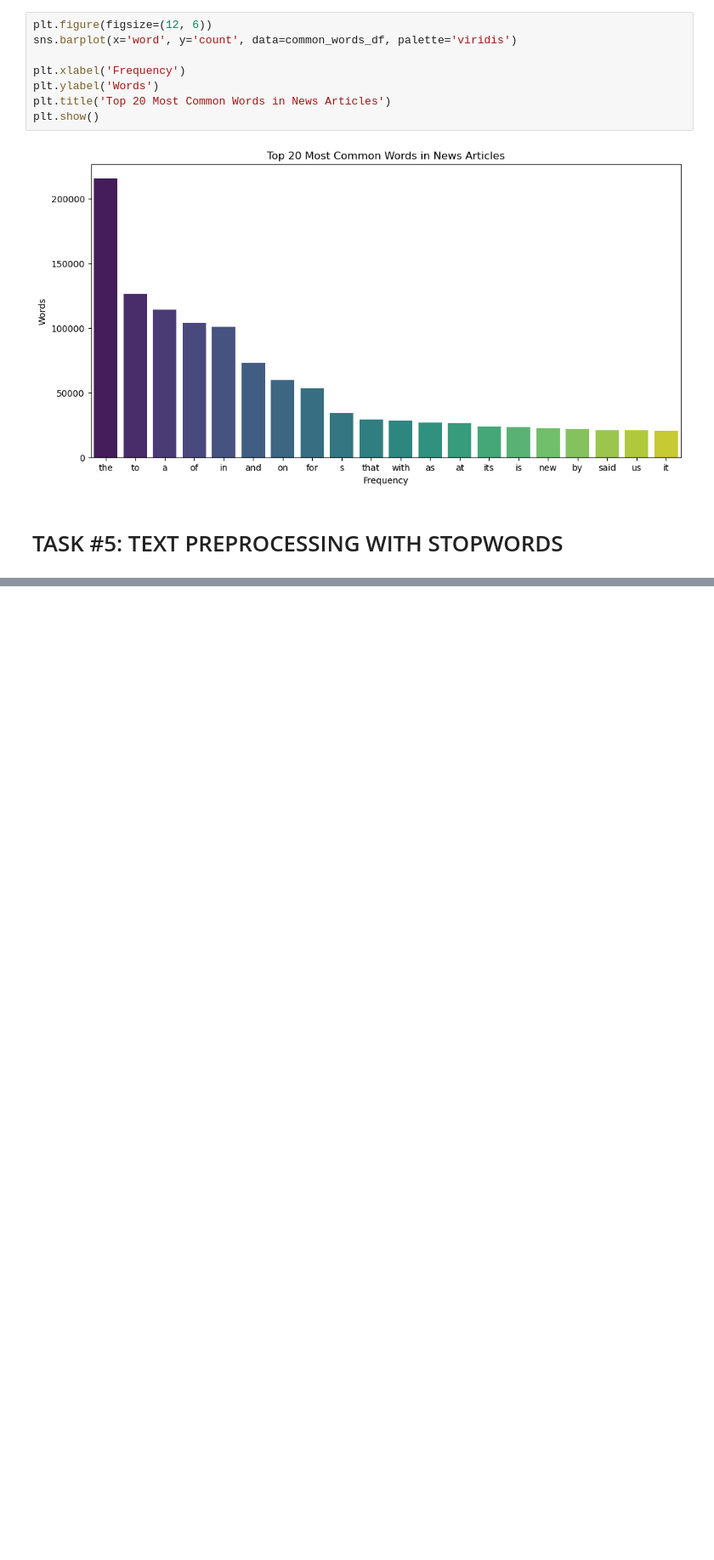
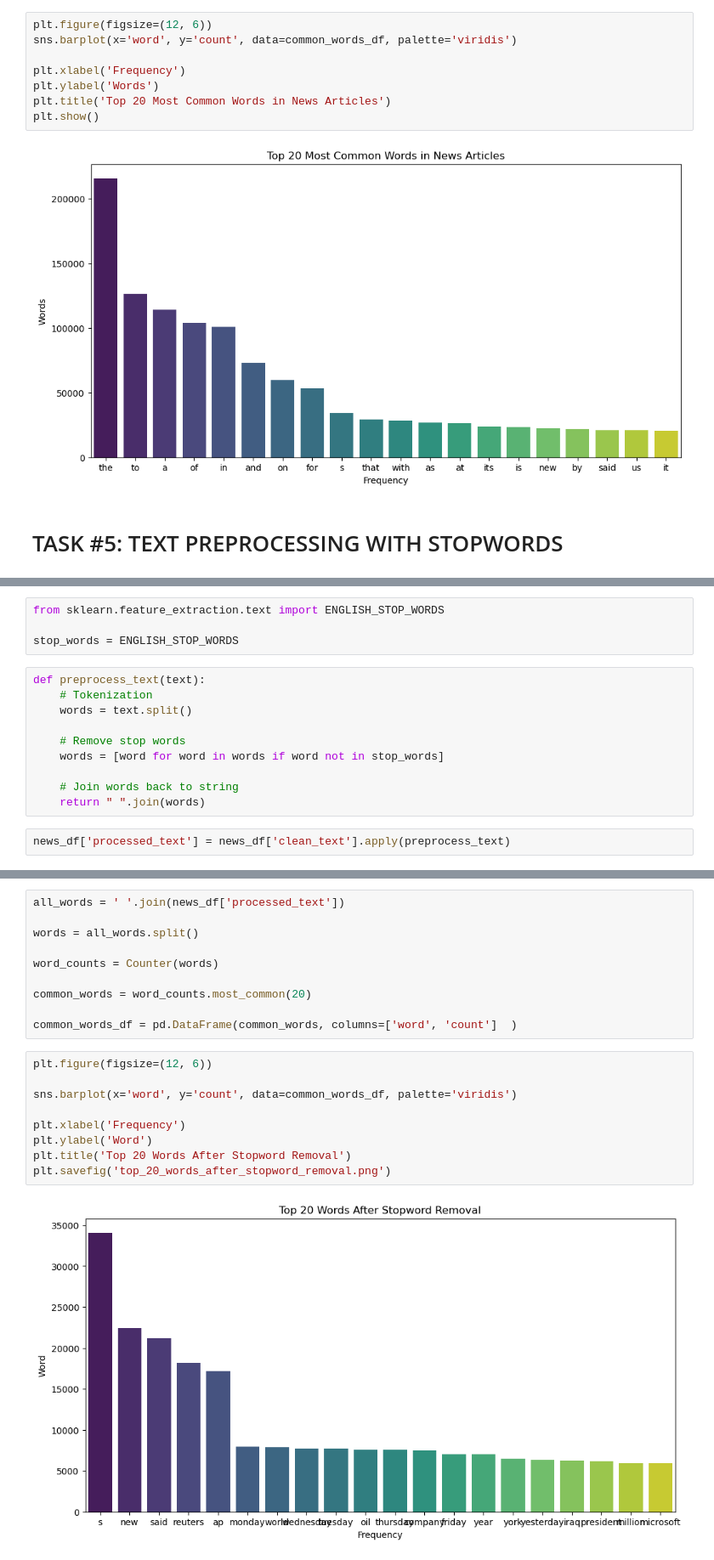
Before and after one commit to ranjansinghds/News-Article-Clustering-NLP-Project, a Jupyter notebook: News_Articles_Clustering_Project.ipynb, the cells around one changed output, grey strips where cells are left out. Shown at 85% size. Drawn from its saved outputs; the diff is of its cells as text; blank space fills up the shorter version.

```diff
--- a/News_Articles_Clustering_Project.ipynb
+++ b/News_Articles_Clustering_Project.ipynb
@@ -444,0 +447,16 @@ plt.show()
+# %%
+from sklearn.feature_extraction.text import ENGLISH_STOP_WORDS
+
+stop_words = ENGLISH_STOP_WORDS
+# %%
+def preprocess_text(text):
+    # Tokenization
+    words = text.split()
+
+    # Remove stop words
+    words = [word for word in words if word not in stop_words]
+
+    # Join words back to string
+    return " ".join(words)
+# %%
+news_df['processed_text'] = news_df['clean_text'].apply(preprocess_text)
@@ -444,0 +472,21 @@ plt.show()
+# %%
+all_words = ' '.join(news_df['processed_text'])
+
+words = all_words.split()
+
+word_counts = Counter(words)
+
+common_words = word_counts.most_common(20)
+
+common_words_df = pd.DataFrame(common_words, columns=['word', 'count']  )
+# %%
+plt.figure(figsize=(12, 6))
+
+sns.barplot(x='word', y='count', data=common_words_df, palette='viridis')
+
+plt.xlabel('Frequency')
+plt.ylabel('Word')
+plt.title('Top 20 Words After Stopword Removal')
+plt.savefig('top_20_words_after_stopword_removal.png')
+# %% [output]
+[figure, added]
```
Also changed, not shown: parts of 2 cells of this notebook, 1 other file.
